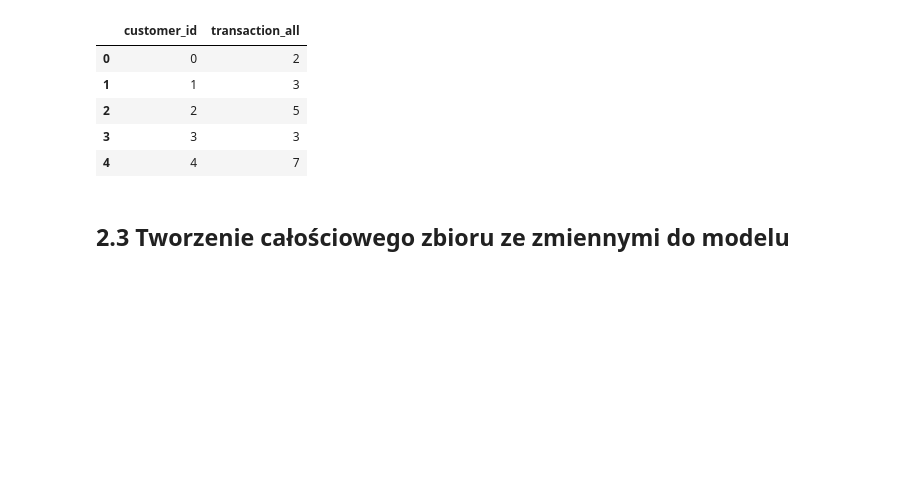
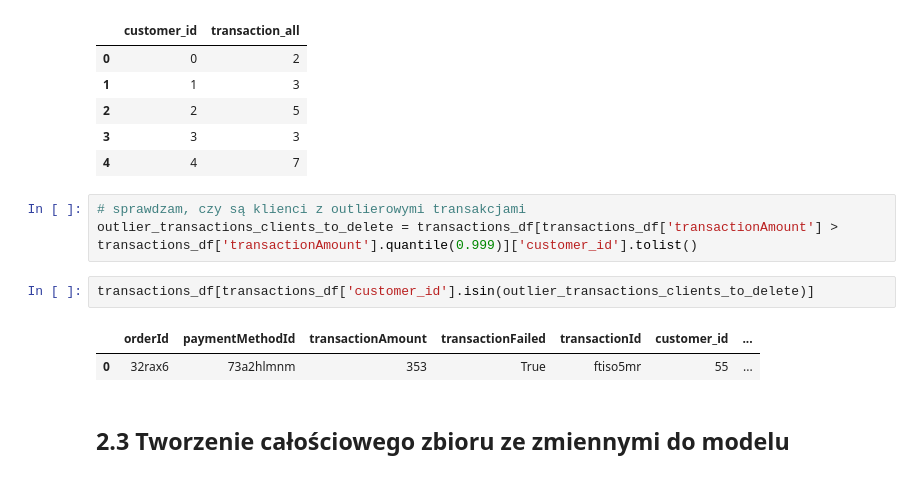
Before and after one commit to azawalich/unravelin-code-test-data-science, a Jupyter notebook: zadanie.ipynb, the cells around one changed output. Drawn from its saved outputs; the diff is of its cells as text; blank space fills up the shorter version.

```diff
--- a/zadanie.ipynb
+++ b/zadanie.ipynb
@@ -396,6 +408,14 @@ transactions_all.head()
 | 2 | 2 | 5 |
 | 3 | 3 | 3 |
 | 4 | 4 | 7 |
+# %%
+# sprawdzam, czy są klienci z outlierowymi transakcjami
+outlier_transactions_clients_to_delete = transactions_df[transactions_df['transactionAmount'] > transactions_df['transactionAmount'].quantile(0.999)]['customer_id'].tolist()
+# %%
+transactions_df[transactions_df['customer_id'].isin(outlier_transactions_clients_to_delete)]
+# %% [output]
+|  | orderId | paymentMethodId | transactionAmount | transactionFailed | transactionId | customer_id | ... |
+| 0 | 32rax6 | 73a2hlmnm | 353 | True | ftiso5mr | 55 | ... |
 # %% [markdown]
 ## 2.3 Tworzenie całościowego zbioru ze zmiennymi do modelu
 # %%
```
Also changed, not shown: parts of 39 cells of this notebook.
